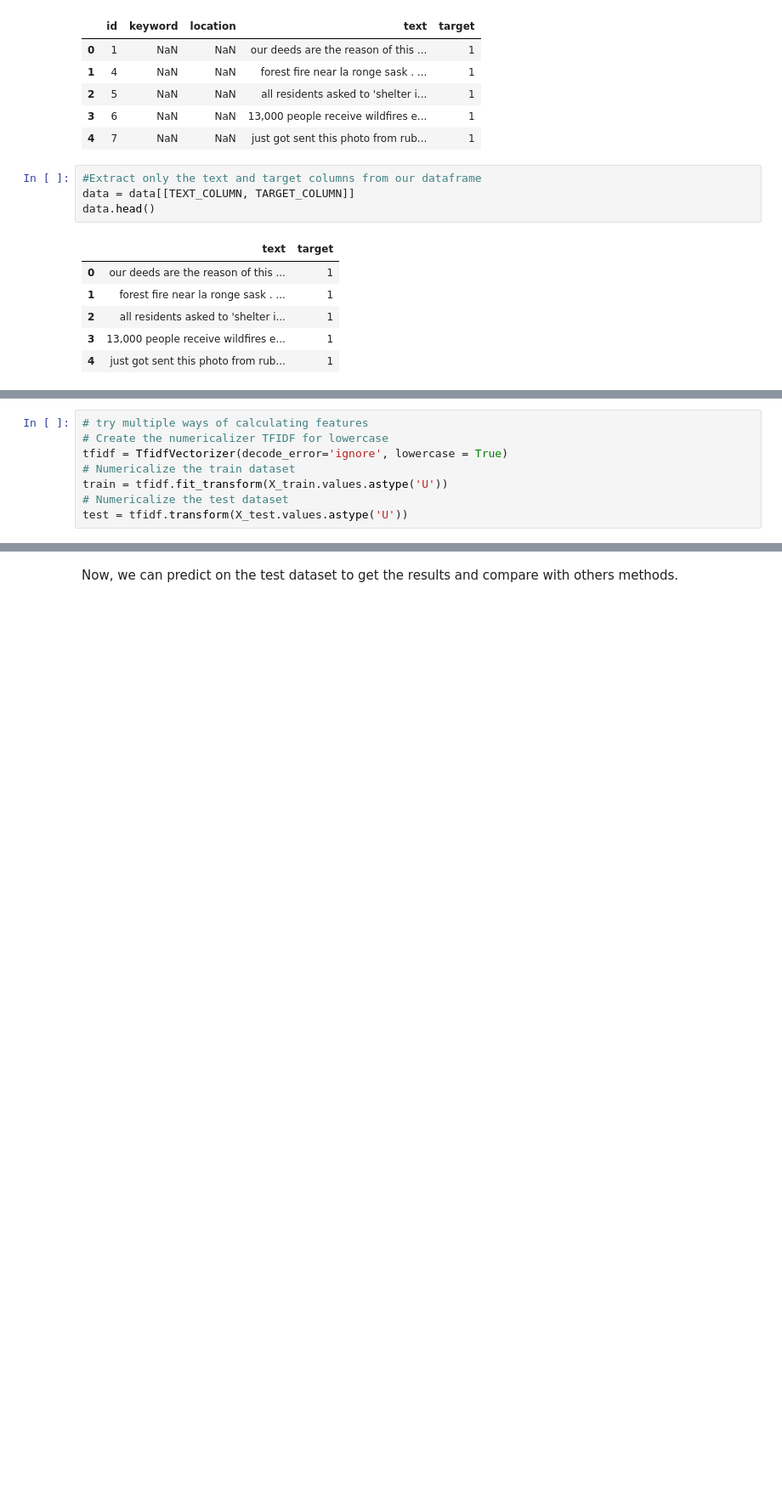
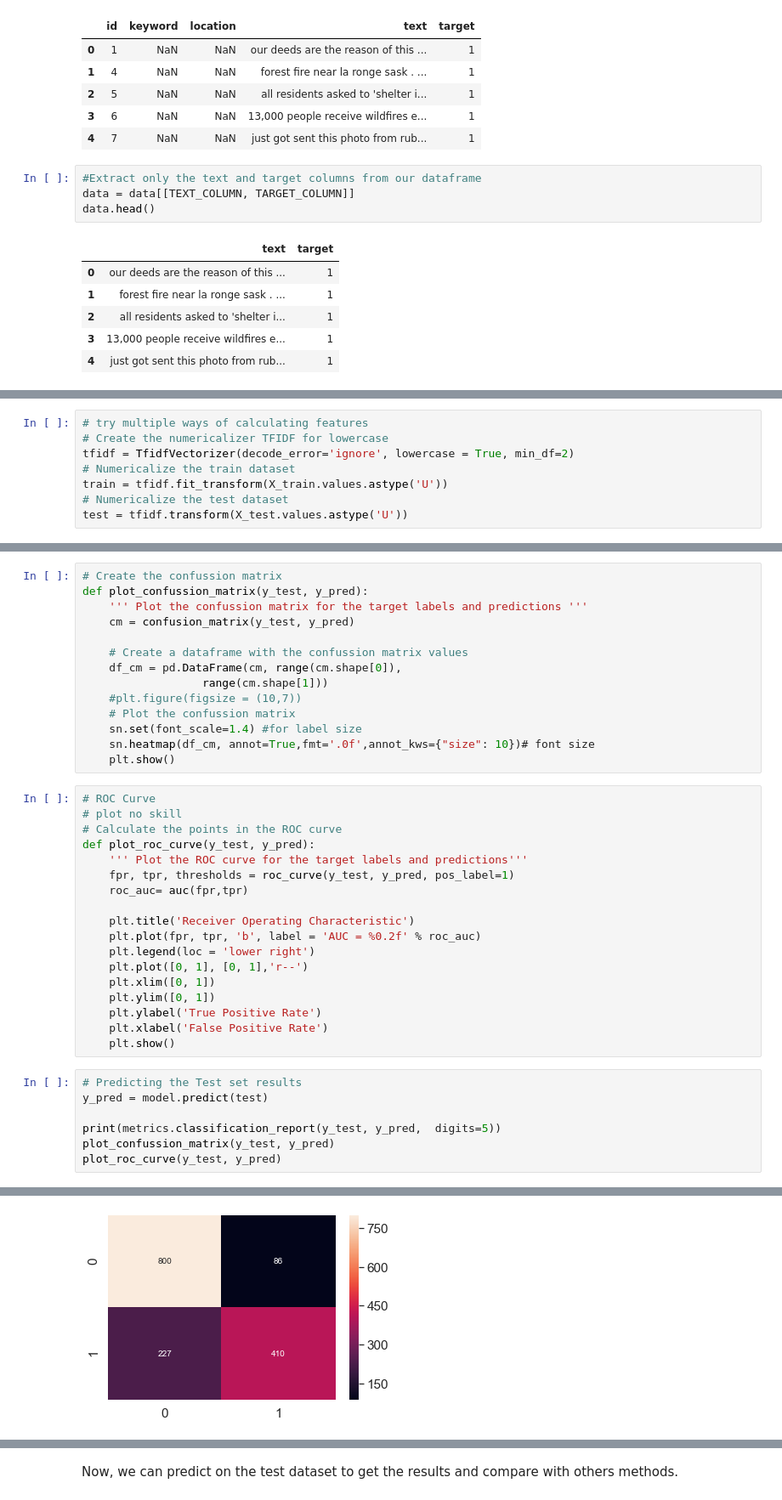
Before and after one commit to edumunozsala/Intro-NLP-Text-Classification, a Jupyter notebook: Intro_NLP_1_TFIDF_Text_Classification.ipynb, the cells around one changed output, grey strips where cells are left out. Shown: that part at 85% size. Cells and saved outputs as stored; diff of their text form; blank space fills up the shorter version.

```diff
--- a/Intro_NLP_1_TFIDF_Text_Classification.ipynb
+++ b/Intro_NLP_1_TFIDF_Text_Classification.ipynb
@@ -134,7 +178,7 @@ Both statistics can be computed in several ways but the most standard would be:
 # %%
 # try multiple ways of calculating features
 # Create the numericalizer TFIDF for lowercase
-tfidf = TfidfVectorizer(decode_error='ignore', lowercase = True)
+tfidf = TfidfVectorizer(decode_error='ignore', lowercase = True, min_df=2)
 # Numericalize the train dataset
 train = tfidf.fit_transform(X_train.values.astype('U'))
 # Numericalize the test dataset
@@ -166,0 +216,40 @@ train
+# %%
+# Create the confussion matrix
+def plot_confussion_matrix(y_test, y_pred):
+    ''' Plot the confussion matrix for the target labels and predictions '''
+    cm = confusion_matrix(y_test, y_pred)
+
+    # Create a dataframe with the confussion matrix values
+    df_cm = pd.DataFrame(cm, range(cm.shape[0]),
+                  range(cm.shape[1]))
+    #plt.figure(figsize = (10,7))
+    # Plot the confussion matrix
+    sn.set(font_scale=1.4) #for label size
+    sn.heatmap(df_cm, annot=True,fmt='.0f',annot_kws={"size": 10})# font size
+    plt.show()
+# %%
+# ROC Curve
+# plot no skill
+# Calculate the points in the ROC curve
+def plot_roc_curve(y_test, y_pred):
+    ''' Plot the ROC curve for the target labels and predictions'''
+    fpr, tpr, thresholds = roc_curve(y_test, y_pred, pos_label=1)
+    roc_auc= auc(fpr,tpr)
+
+    plt.title('Receiver Operating Characteristic')
+    plt.plot(fpr, tpr, 'b', label = 'AUC = %0.2f' % roc_auc)
+    plt.legend(loc = 'lower right')
+    plt.plot([0, 1], [0, 1],'r--')
+    plt.xlim([0, 1])
+    plt.ylim([0, 1])
+    plt.ylabel('True Positive Rate')
+    plt.xlabel('False Positive Rate')
+    plt.show()
+# %%
+# Predicting the Test set results
+y_pred = model.predict(test)
+
+print(metrics.classification_report(y_test, y_pred,  digits=5))
+plot_confussion_matrix(y_test, y_pred)
+plot_roc_curve(y_test, y_pred)
+# %% [output]
@@ -166,0 +264 @@ train
+[figure, added]
```
Also changed, not shown: parts of 42 cells of this notebook, 1 other file.
